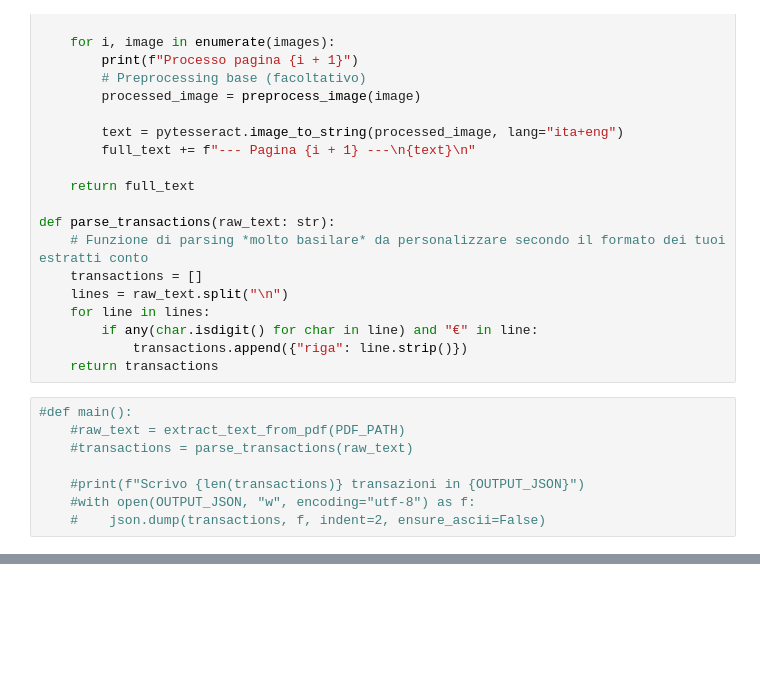
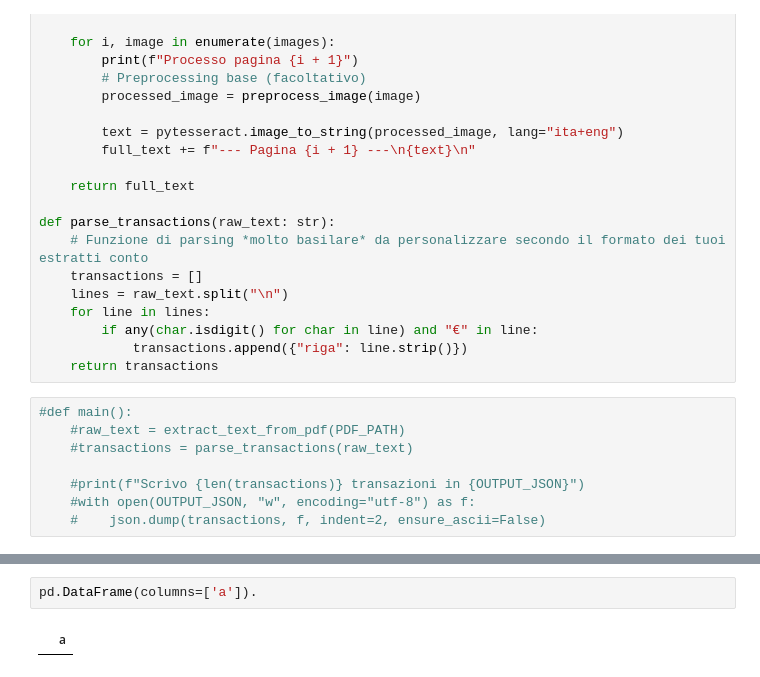
Before and after one commit to RinaldiLuca/monitor-finanze, a Jupyter notebook: test.ocr.ipynb, the cells around one changed output, grey strips where cells are left out. Drawn from its saved outputs; the diff is of its cells as text; blank space fills up the shorter version.

```diff
--- a/test.ocr.ipynb
+++ b/test.ocr.ipynb
@@ -86,0 +172,4 @@ DATA OPERAZIONE DATA VALUTA DESCRIZIONE OPERAZIONE IMPORTO A DEBITO IMPORTO A CR
+# %%
+pd.DataFrame(columns=['a']).
+# %% [output]
+|  | a |
```
Also changed, not shown: parts of 13 cells of this notebook, 1 other file.
